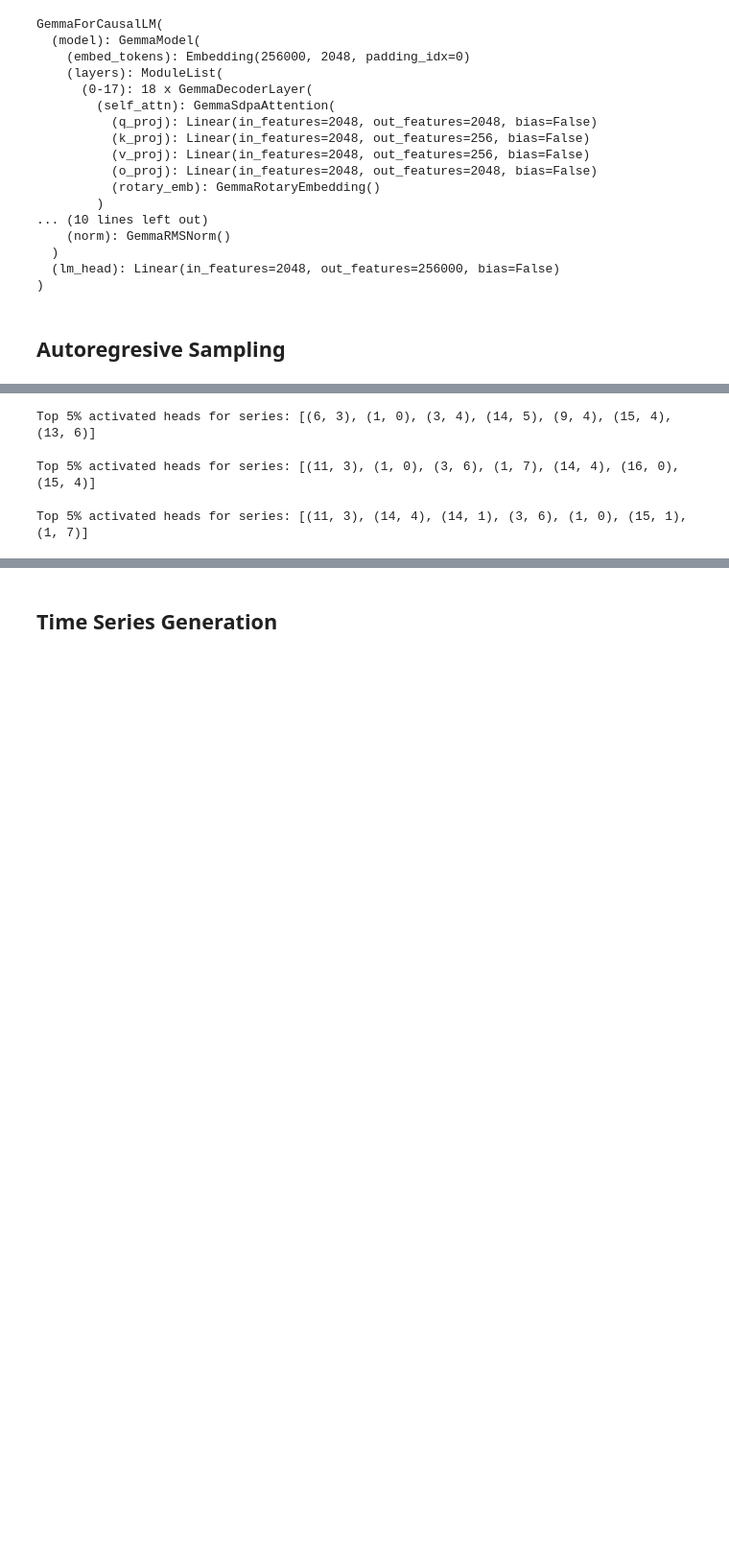
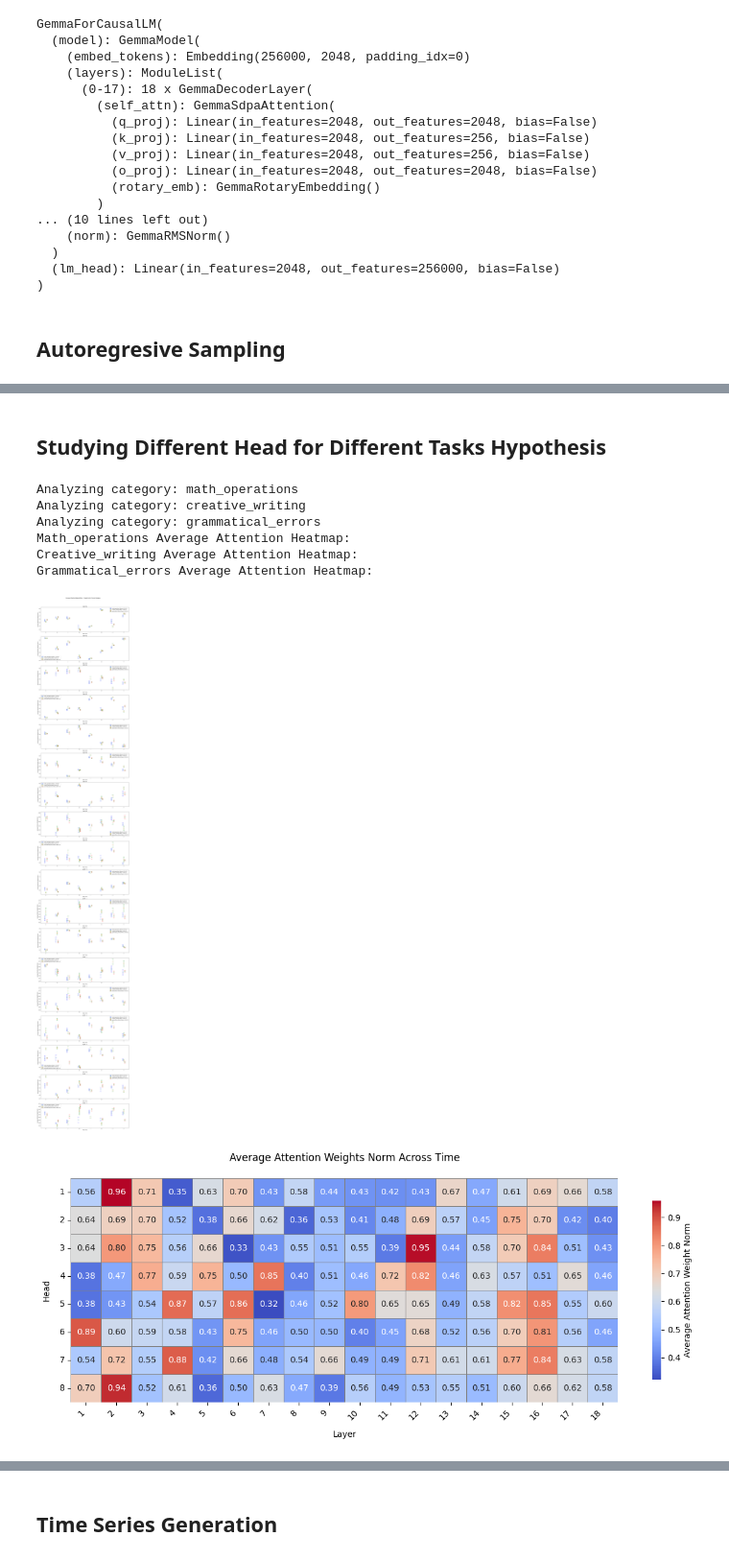
Before and after one commit to pedrou2000/Synergy_Redundancy_LLMs, a Jupyter notebook: src/main_time_series_generation.ipynb, the cells around one changed output, grey strips where cells are left out. Shown at 96% size. Cells and saved outputs as stored; diff of their text form; code cells hidden in the pictures; blank space fills up the shorter version.

Commit message:
Attention Activation Head Analysis Added

```diff
--- a/src/main_time_series_generation.ipynb
+++ b/src/main_time_series_generation.ipynb
@@ -121,39 +89,0 @@ def compute_and_plot_attention_heatmap(time_series_attention_weights, plot_heatm
-# %%
-prompt = "How much is 2 multiplied by 8?"
-# prompt = "Write a very creative story about a dragon that lives in a cave and breathes fire"
-num_tokens_to_generate = 128
-generated_text, attention_params = generate_text_with_attention(model, tokenizer, num_tokens_to_generate, device, prompt=prompt, temperature=1)
-time_series = compute_attention_metrics_norms(attention_params, constants.METRICS_TRANSFORMER, num_tokens_to_generate, aggregation_type='norm')
-
-top_percentage = 5
-time_series_attention_weights = time_series["attention_weights"]
-_, top_heads = compute_and_plot_attention_heatmap(time_series_attention_weights, plot_heatmap=False, top_percentage=top_percentage)
-print(f"Top {top_percentage}% activated heads for series: {top_heads}")
-# %% [output]
-Top 5% activated heads for series: [(6, 3), (1, 0), (3, 4), (14, 5), (9, 4), (15, 4), (13, 6)]
-# %%
-# prompt = "How much is 2 multiplied by 8?"
-prompt = "Write a very creative story about a dragon that lives in a cave and breathes fire"
-num_tokens_to_generate = 128
-generated_text, attention_params = generate_text_with_attention(model, tokenizer, num_tokens_to_generate, device, prompt=prompt, temperature=1)
-time_series = compute_attention_metrics_norms(attention_params, constants.METRICS_TRANSFORMER, num_tokens_to_generate, aggregation_type='norm')
-
-top_percentage = 5
-time_series_attention_weights = time_series["attention_weights"]
-_, top_heads = compute_and_plot_attention_heatmap(time_series_attention_weights, plot_heatmap=False, top_percentage=top_percentage)
-print(f"Top {top_percentage}% activated heads for series: {top_heads}")
-# %% [output]
-Top 5% activated heads for series: [(11, 3), (1, 0), (3, 6), (1, 7), (14, 4), (16, 0), (15, 4)]
-# %%
-# prompt = "How much is 2 multiplied by 8?"
-prompt = "Write a very creative story about a girl in the ancient times who discovers a magical book"
-num_tokens_to_generate = 128
-generated_text, attention_params = generate_text_with_attention(model, tokenizer, num_tokens_to_generate, device, prompt=prompt, temperature=1)
-time_series = compute_attention_metrics_norms(attention_params, constants.METRICS_TRANSFORMER, num_tokens_to_generate, aggregation_type='norm')
-
-top_percentage = 5
-time_series_attention_weights = time_series["attention_weights"]
-_, top_heads = compute_and_plot_attention_heatmap(time_series_attention_weights, plot_heatmap=False, top_percentage=top_percentage)
-print(f"Top {top_percentage}% activated heads for series: {top_heads}")
-# %% [output]
-Top 5% activated heads for series: [(11, 3), (14, 4), (14, 1), (3, 6), (1, 0), (15, 1), (1, 7)]
@@ -198,3 +90,13 @@ plot_category_heatmaps(math_prompts, creative_prompts, model, tokenizer, device,
+# %% [markdown]
+## Studying Different Head for Different Tasks Hypothesis
 # %%
-math_avg_attention_weights = generate_and_analyze_prompts(constants.grammatical_error_prompts, model, tokenizer, device, top_percentage, num_tokens_to_generate)
-compute_and_plot_attention_heatmap(math_avg_attention_weights, plot_heatmap=True, top_percentage=top_percentage)
+plot_and_save_attention_analysis(constants.prompts, model, tokenizer, device, num_tokens_to_generate=32, save=True)
+# %% [output]
+Analyzing category: math_operations
+Analyzing category: creative_writing
+Analyzing category: grammatical_errors
+Math_operations Average Attention Heatmap:
+Creative_writing Average Attention Heatmap:
+Grammatical_errors Average Attention Heatmap:
+[figure, added]
+[figure, added]
```
Also changed, not shown: parts of 11 cells of this notebook, 52 other files.
